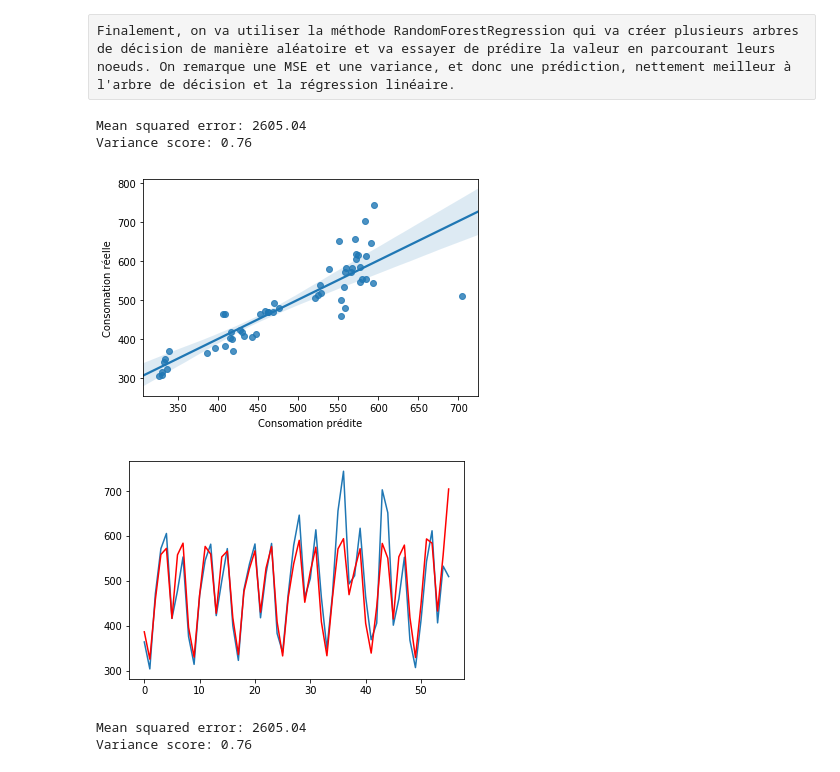
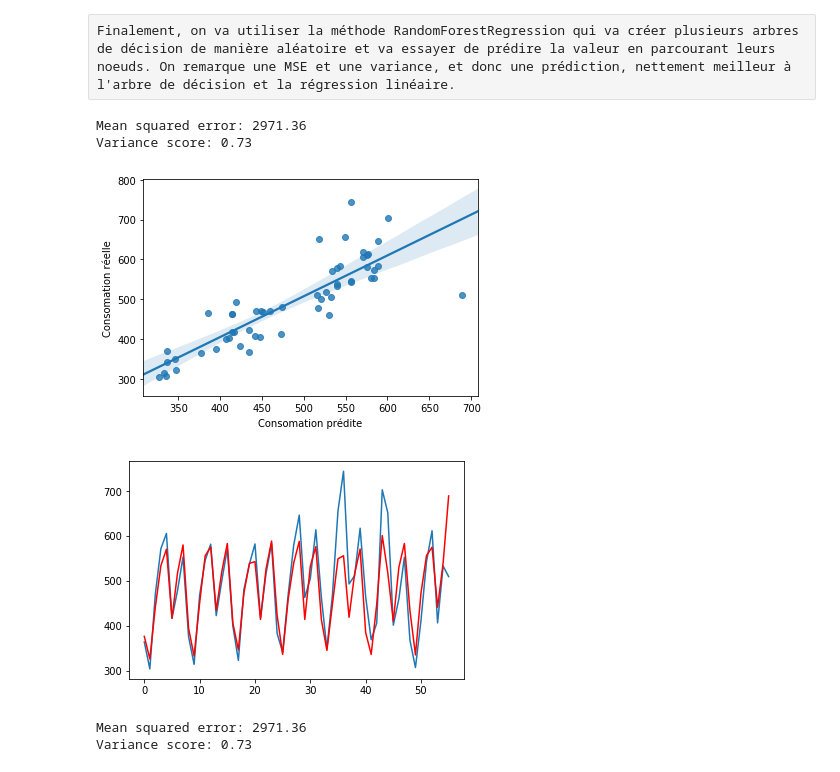
Before and after one commit to CazabetLyon1/LIFPROJET-1, a Jupyter notebook: Regression/Regression.ipynb, the cells around one changed output. Cells and saved outputs as stored; diff of their text form; code cells hidden in the pictures.

```diff
--- a/Regression/Regression.ipynb
+++ b/Regression/Regression.ipynb
@@ -230,30 +230,30 @@ Variance score: 0.67
 Finalement, on va utiliser la méthode RandomForestRegression qui va créer plusieurs arbres de décision de manière aléatoire et va essayer de prédire la valeur en parcourant leurs noeuds. On remarque une MSE et une variance, et donc une prédiction, nettement meilleur à l'arbre de décision et la régression linéaire.
 # %%
 #On choisit la méthode de regression que l'on souhaite utilisé
-reg_forest = RandomForestRegressor(max_depth = 15)
+reg_forest = RandomForestRegressor(max_depth = 100)
 
 #On fit les données d'entrainement
 reg_forest.fit(elts_train, [[x] for x in train_conso.puissance])
 
 #On prédit des valeurs de puissance grâce aux valeurs de test
 conso_y_pred_forest = reg_forest.predict(elts_test)
 
 #On réalise un scatter plot des données prédites
 sb.regplot(conso_y_pred_forest, test_conso.puissance, scatter = True)
 plt.xlabel("Consomation prédite")
 plt.ylabel("Consomation réelle")
 
 #On calcule le MSE de la consommation prédite par rapport à la consommations réelle
 print("Mean squared error: %.2f"
-      % mean_squared_error(test_conso.puissance, conso_y_pred_tree))
+      % mean_squared_error(test_conso.puissance, conso_y_pred_forest))
 
 #On calcule le score de variance, indicateur de la précision de prédiction
 # Explained variance score: 1 is perfect prediction
-print('Variance score: %.2f' % r2_score(test_conso.puissance, conso_y_pred_tree))
+print('Variance score: %.2f' % r2_score(test_conso.puissance, conso_y_pred_forest))
 # %% [output]
-Mean squared error: 2605.04
-Variance score: 0.76
+Mean squared error: 2971.36
+Variance score: 0.73
-[figure, old version]
+[figure, new version]
 # %%
 #On plot les valeurs prédites (En rouge) par rapport aux valeurs réelles (En bleu)
 plt.plot([[x] for x in test_conso.puissance])
@@ -265,6 +265,6 @@ print("Mean squared error: %.2f"
 # Explained variance score: 1 is perfect prediction
 print('Variance score: %.2f' % r2_score(test_conso.puissance, conso_y_pred_forest))
 # %% [output]
-[figure, old version]
+[figure, new version]
-Mean squared error: 2605.04
-Variance score: 0.76
+Mean squared error: 2971.36
+Variance score: 0.73
```
Also changed, not shown: parts of 1 cell of this notebook, 1 other file.
